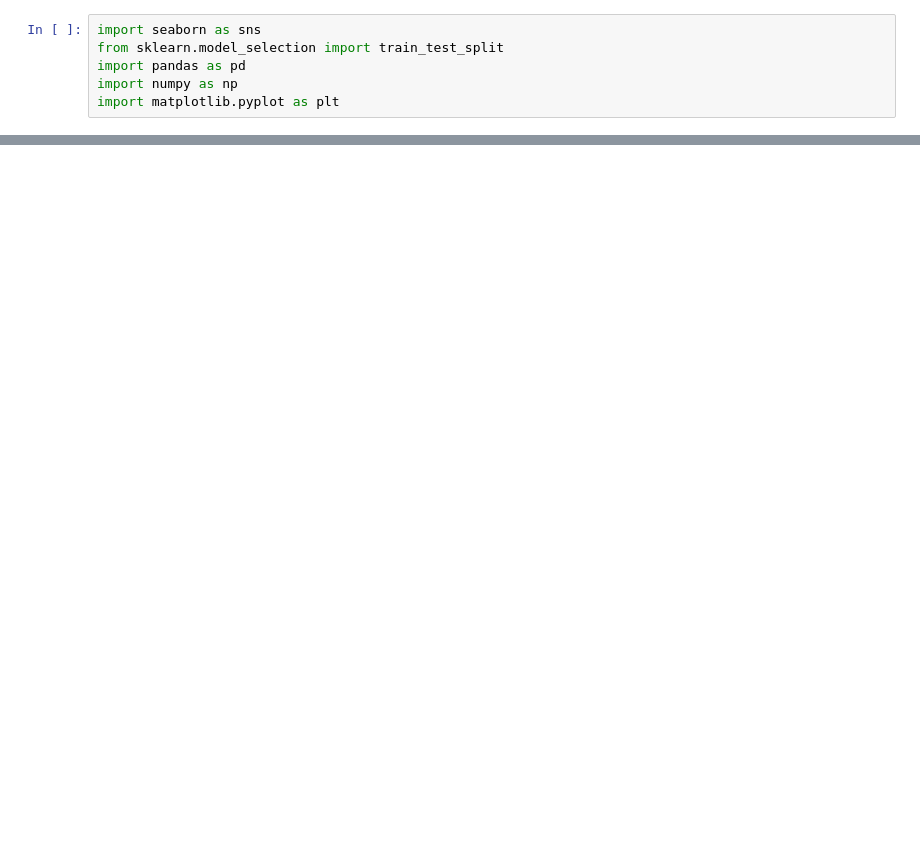
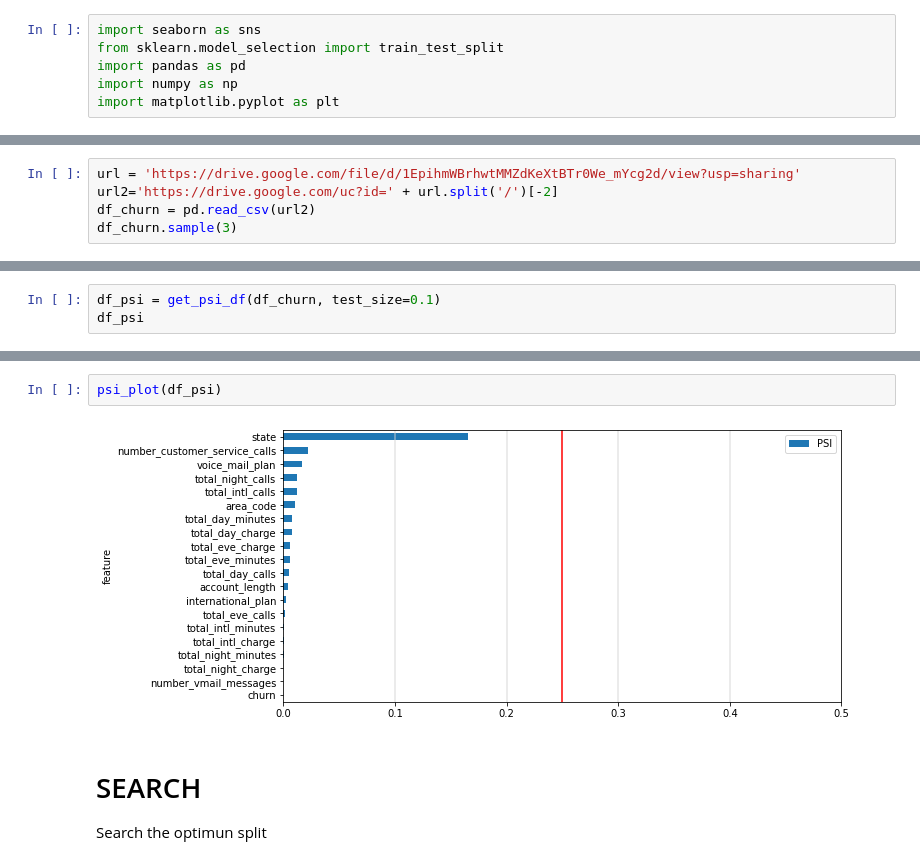
Before and after one commit to enmanuelsg/examples, a Jupyter notebook: notebooks/psi_example.ipynb, the cells around one changed output, grey strips where cells are left out. Drawn from its saved outputs; the diff is of its cells as text; blank space fills up the shorter version.

```diff
--- a/notebooks/psi_example.ipynb
+++ b/notebooks/psi_example.ipynb
@@ -258,0 +355,5 @@ train.deck.name
+# %%
+url = 'https://drive.google.com/file/d/1EpihmWBrhwtMMZdKeXtBTr0We_mYcg2d/view?usp=sharing'
+url2='https://drive.google.com/uc?id=' + url.split('/')[-2]
+df_churn = pd.read_csv(url2)
+df_churn.sample(3)
@@ -258,0 +365,3 @@ train.deck.name
+# %%
+df_psi = get_psi_df(df_churn, test_size=0.1)
+df_psi
@@ -258,0 +386,7 @@ train.deck.name
+# %%
+psi_plot(df_psi)
+# %% [output]
+[figure, added]
+# %% [markdown]
+# SEARCH
+Search the optimun split
```
Also changed, not shown: parts of 58 cells of this notebook.
